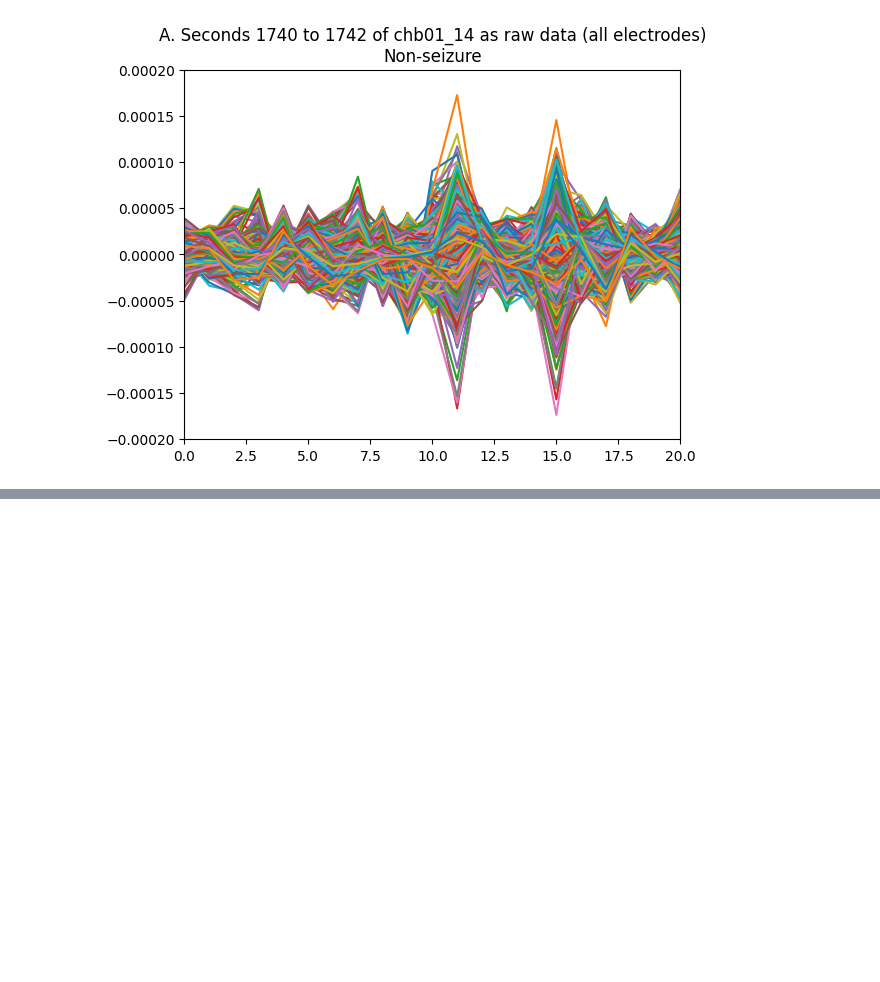
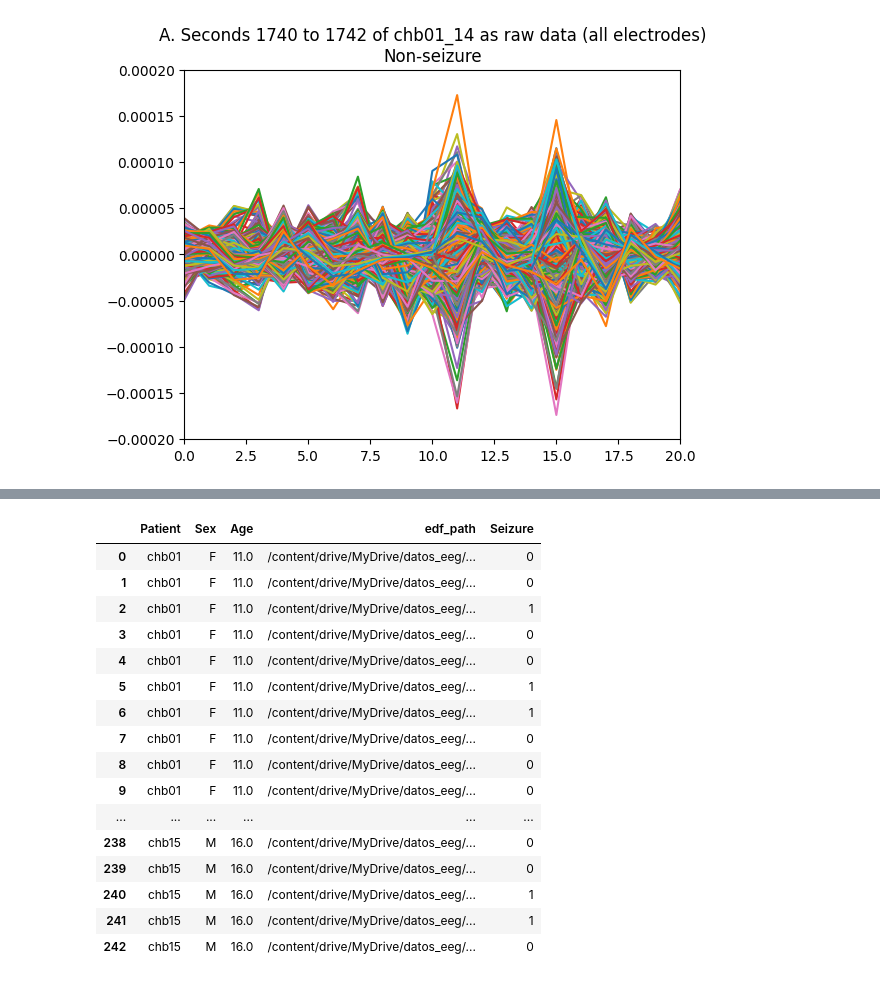
Before and after one commit to aletrev3/EEG_Epilepsy_Clasification, a Jupyter notebook: EEG_Epilepsy.ipynb, the cells around one changed output, grey strips where cells are left out. Saved outputs shown, nothing was run; the diff lists cells and outputs as text; code cells hidden in the pictures; blank space fills up the shorter version.

```diff
--- a/EEG_Epilepsy.ipynb
+++ b/EEG_Epilepsy.ipynb
@@ -80,0 +153,5 @@ plt.show()
+# %%
+
+pd.set_option("display.max_rows", None)
+pd.set_option('display.max_colwidth', None)
+gen_merged.tail(166)
@@ -80,0 +220,21 @@ plt.show()
+# %%
+complete_data = pd.read_csv('/content/all_data.csv')
+complete_data
+# %% [output]
+|  | Patient | Sex | Age | edf_path | Seizure |
+| 0 | chb01 | F | 11.0 | /content/drive/MyDrive/datos_eeg/... | 0 |
+| 1 | chb01 | F | 11.0 | /content/drive/MyDrive/datos_eeg/... | 0 |
+| 2 | chb01 | F | 11.0 | /content/drive/MyDrive/datos_eeg/... | 1 |
+| 3 | chb01 | F | 11.0 | /content/drive/MyDrive/datos_eeg/... | 0 |
+| 4 | chb01 | F | 11.0 | /content/drive/MyDrive/datos_eeg/... | 0 |
+| 5 | chb01 | F | 11.0 | /content/drive/MyDrive/datos_eeg/... | 1 |
+| 6 | chb01 | F | 11.0 | /content/drive/MyDrive/datos_eeg/... | 1 |
+| 7 | chb01 | F | 11.0 | /content/drive/MyDrive/datos_eeg/... | 0 |
+| 8 | chb01 | F | 11.0 | /content/drive/MyDrive/datos_eeg/... | 0 |
+| 9 | chb01 | F | 11.0 | /content/drive/MyDrive/datos_eeg/... | 0 |
+| ... | ... | ... | ... | ... | ... |
+| 238 | chb15 | M | 16.0 | /content/drive/MyDrive/datos_eeg/... | 0 |
+| 239 | chb15 | M | 16.0 | /content/drive/MyDrive/datos_eeg/... | 0 |
+| 240 | chb15 | M | 16.0 | /content/drive/MyDrive/datos_eeg/... | 1 |
+| 241 | chb15 | M | 16.0 | /content/drive/MyDrive/datos_eeg/... | 1 |
+| 242 | chb15 | M | 16.0 | /content/drive/MyDrive/datos_eeg/... | 0 |
```
Also changed, not shown: parts of 15 cells of this notebook.
